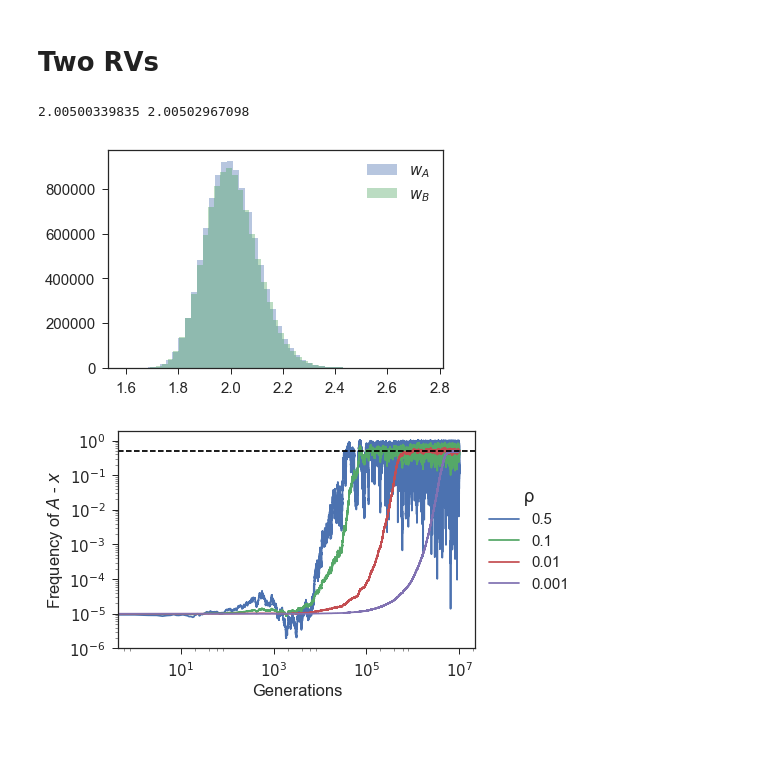
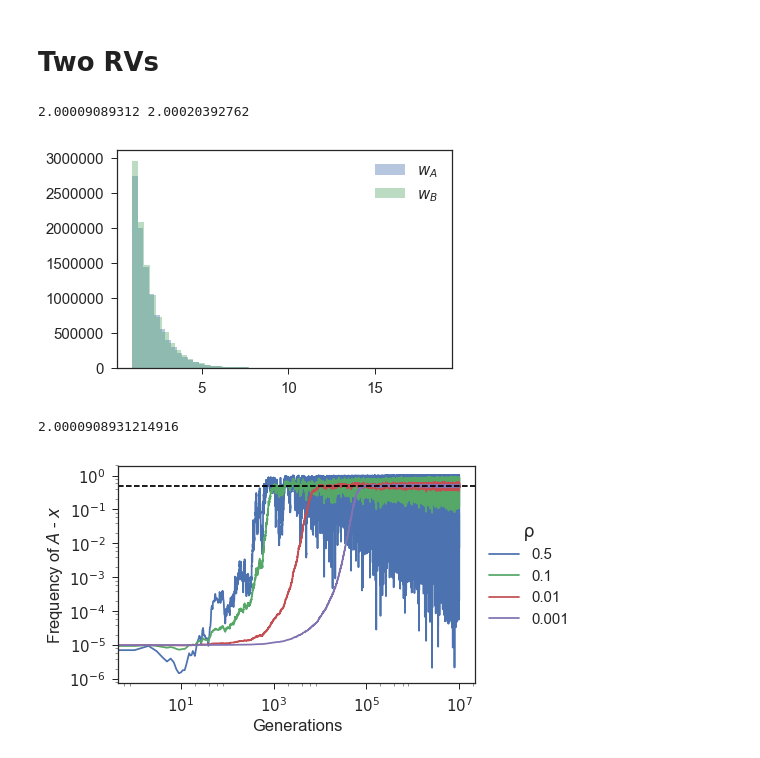
Before and after one commit to yoavram/Milpitas, a Jupyter notebook: notebooks/random environment simulation.ipynb, the cells around one changed output. Cells and saved outputs as stored; diff of their text form; code cells hidden in the pictures.

```diff
--- a/notebooks/random environment simulation.ipynb
+++ b/notebooks/random environment simulation.ipynb
@@ -160,18 +160,22 @@ def simulation(x0, n, ρ, wA, wB):
 # %%
 n = 10000000
 
-distribution = scipy.stats.lognorm
-rv = distribution(0.1, 1)
+distribution = scipy.stats.expon
+rv = distribution(1)#0.1, 1)
 wA = rv.rvs(n)
 wB = rv.rvs(n)
 
 sns.distplot(wA, label='$w_A$', kde=False)
 sns.distplot(wB, label='$w_B$', kde=False)
 plt.legend();
 print(wA.mean(), wB.mean())
 # %% [output]
-2.00500339835 2.00502967098
+2.00009089312 2.00020392762
-[figure, old version]
+[figure, new version]
+# %%
+wA.mean()
+# %% [output]
+2.0000908931214916
 # %%
 ρs = [0.5, 0.1, 0.01, 0.001]
 x = simulation(0.00001, n, ρs, wA, wB)
@@ -186,6 +190,8 @@ ax.set(
     xscale='log',
     yscale='log'
 )
-legend_out(ax, ρs, title='ρ');
+legend_out(ax, ρs, title='ρ')
+fig.savefig('../figures/stoch_two_iid_rvs.pdf')
+fig.savefig('../figures/stoch_two_iid_rvs.png')
 # %% [output]
-[figure, old version]
+[figure, new version]
```
Also changed, not shown: 2 other files.
